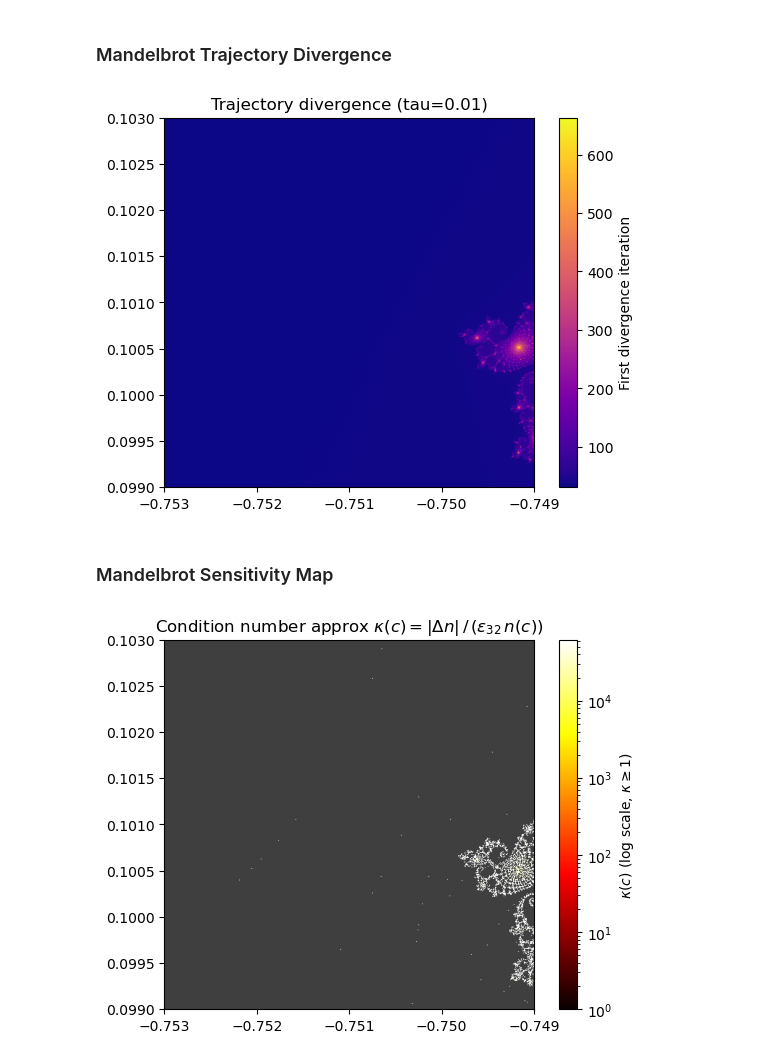
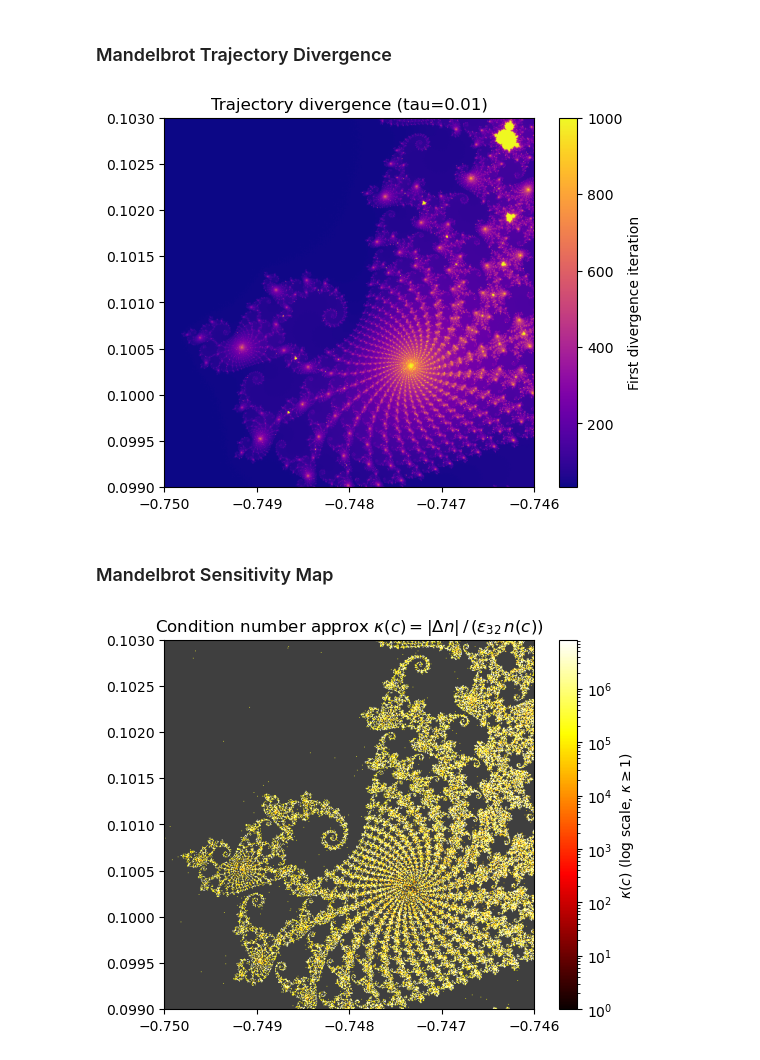
Before and after one commit to mathmaa/NSC, a Jupyter notebook: MiniProject3.ipynb, the cells around one changed output. Drawn from its saved outputs; the diff is of its cells as text; code cells hidden in the pictures.

```diff
--- a/MiniProject3.ipynb
+++ b/MiniProject3.ipynb
@@ -3,34 +3,34 @@
 # %%
 import numpy as np
 import matplotlib.pyplot as plt
-X_MIN, X_MAX, Y_MIN, Y_MAX = -0.7530, -0.7490, 0.0990, 0.1030
+X_MIN, X_MAX, Y_MIN, Y_MAX = -0.7500, -0.7460, 0.0990, 0.1030
 N, MAX_ITER, TAU = 512, 1000, 0.01
 x= np.linspace(X_MIN, X_MAX, N)
 y= np.linspace(Y_MIN, Y_MAX, N)
 
 C64 = (x[np.newaxis, :] + 1j * y[:, np.newaxis]).astype(np.complex128)
 z64 = np.zeros_like(C64)
 C32 = C64.astype(np.complex64)
 z32 = np.zeros_like(C32)
 
 diverge = np.full((N, N), MAX_ITER, dtype=np.int32)
 active  = np.ones((N, N), dtype=bool)
 
 for k in range(MAX_ITER):
     if not active.any(): break
     z64[active] = z64[active]**2 + C64[active]
     z32[active] = z32[active]**2 + C32[active]
     diff = np.abs(z32.astype(np.complex128) - z64)
     newly = active & (diff > TAU)
     diverge[newly] = k
     active[newly] = False
 
 plt.imshow(diverge, cmap='plasma', origin='lower', extent=[X_MIN, X_MAX, Y_MIN, Y_MAX])
 plt.colorbar(label='First divergence iteration')
 plt.title(f'Trajectory divergence (tau={TAU})')
 plt.show()
 # %% [output]
-[figure, old version]
+[figure, new version]
 # %% [markdown]
 ### Mandelbrot Sensitivity Map
 # %%
@@ -38,7 +38,7 @@ import numpy as np
 import matplotlib.pyplot as plt
 from matplotlib.colors import LogNorm
 N, MAX_ITER = 512, 1000
-x = np.linspace(-0.7530, -0.7490, N)
+x = np.linspace(-0.7500, -0.7460, N)
 y = np.linspace( 0.0990, 0.1030, N)
 C = (x[np.newaxis, :] + 1j * y[:, np.newaxis]).astype(np.complex128)
 eps32 = float(np.finfo(np.float32).eps)
@@ -61,10 +61,10 @@ cmap_k = plt.cm.hot.copy(); cmap_k.set_bad('0.25')
 vmax = np.nanpercentile(kappa, 99)
 
 plt.imshow(kappa, cmap=cmap_k, origin='lower',
-           extent=[-0.7530, -0.7490, 0.0990, 0.1030],
+           extent=[-0.7500, -0.7460, 0.0990, 0.1030],
            norm=LogNorm(vmin=1, vmax=vmax))
 plt.colorbar(label=r'$\kappa(c)$ (log scale, $\kappa \geq 1$)')
 plt.title(r'Condition number approx $\kappa(c) = |\Delta n|\,/\,(\varepsilon_{32}\,n(c))$')
 plt.show()
 # %% [output]
-[figure, old version]
+[figure, new version]
```
Also changed, not shown: parts of 9 cells of this notebook.
